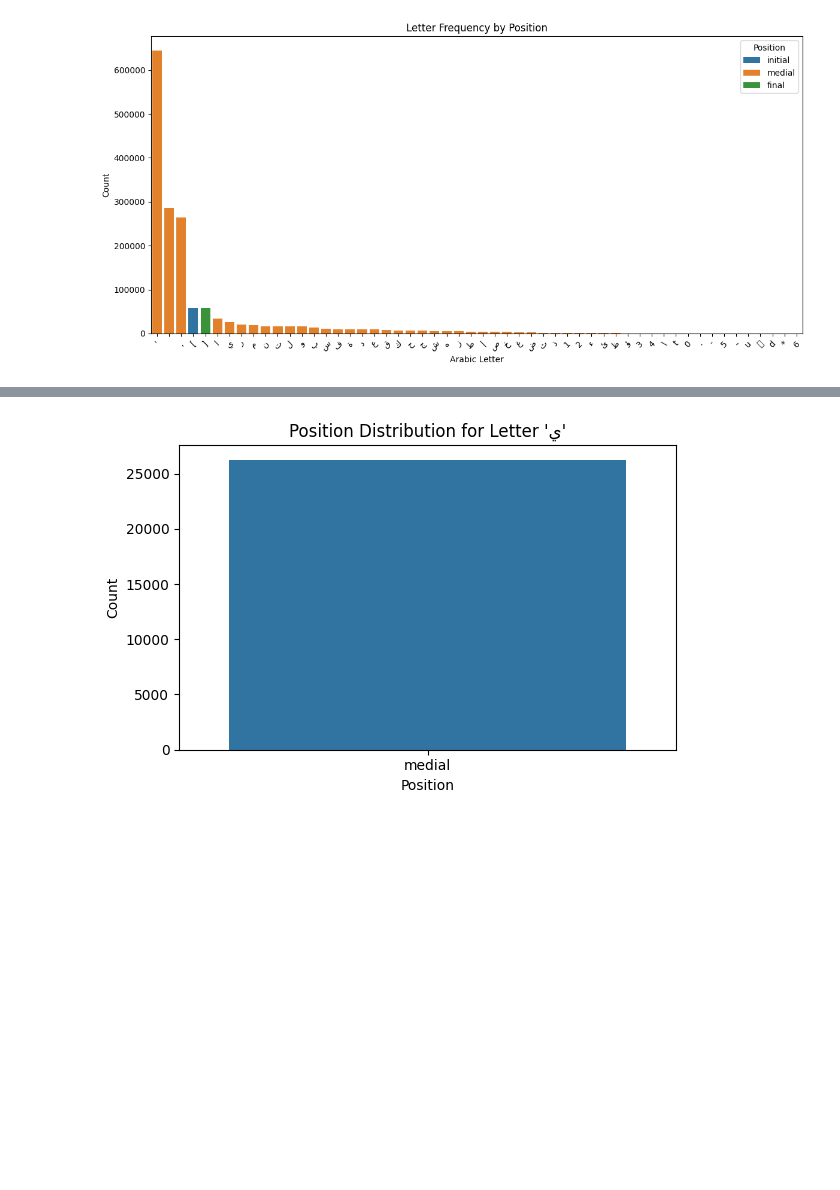
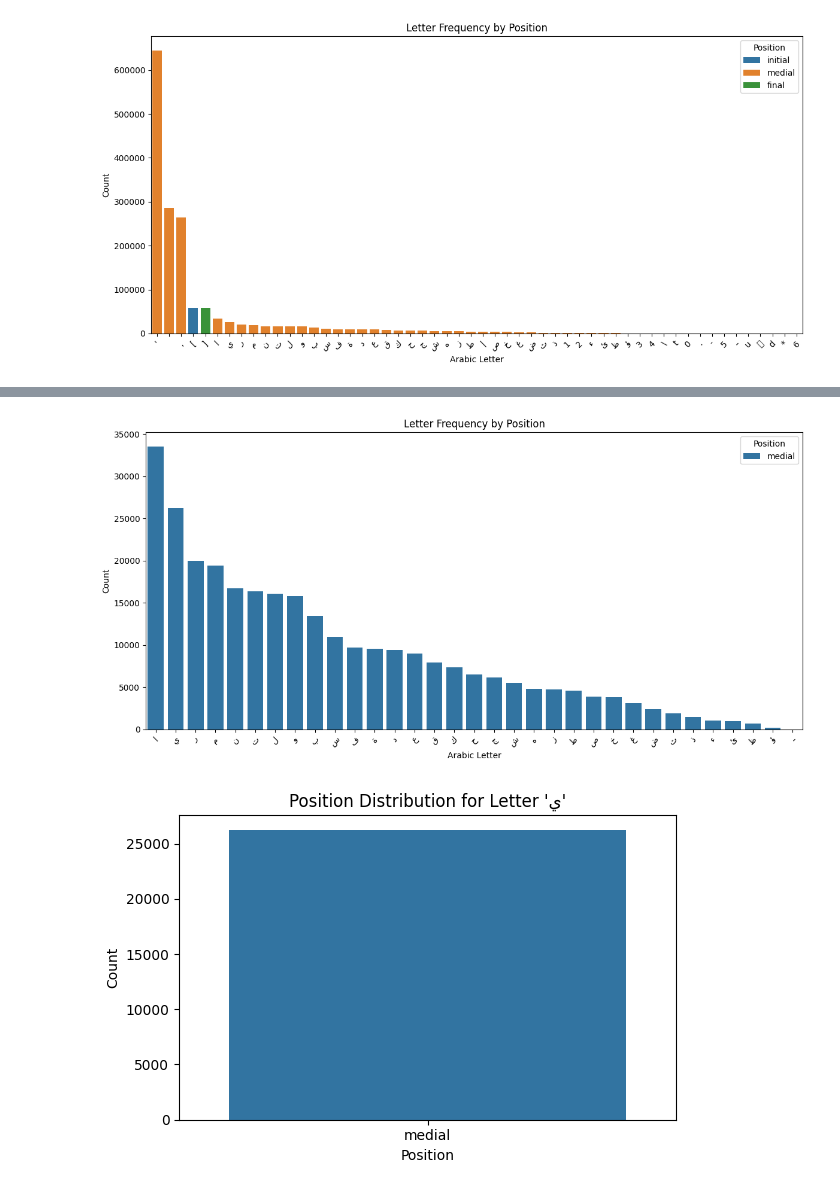
Before and after one commit to talineshawwaa/Arabic_Letter_NLP_Model, a Jupyter notebook: Feature_Extraction.ipynb, the cells around one changed output, grey strips where cells are left out. Cells and saved outputs as stored; diff of their text form; code cells hidden in the pictures; blank space fills up the shorter version.

```diff
--- a/Feature_Extraction.ipynb
+++ b/Feature_Extraction.ipynb
@@ -3,7 +3,7 @@
 # %%
 import pandas as pd
 
-df = pd.read_csv('/content/Qabas-dataset-cleaned.csv')
+df = pd.read_csv('dataset/Qabas-dataset-cleaned.csv')
 df.head()
 # %% [output]
 |  | lemma_id | lemma | language | pos_cat | pos | root | gender | normalized_lemma | reshaped_lemma | ... |
@@ -137,3 +147,16 @@ plt.tight_layout()
 plt.show()
 # %% [output]
 [figure]
+# %%
+import re
+
+# Define Arabic Unicode range
+def is_arabic_letter(char):
+    return re.match(r'[\u0620-\u064A]', char) is not None
+
+# Filter the DataFrame
+char_df_clean = char_df[char_df['letter'].apply(is_arabic_letter)].copy()
+
+# Optional: Reset index after filtering
+char_df_clean.reset_index(drop=True, inplace=True)
+char_df_clean.head()
@@ -140,3 +170,19 @@ plt.show()
+# %%
+#Letter Frequency by Position
+import matplotlib.pyplot as plt
+import seaborn as sns
+
+plt.figure(figsize=(12, 6))
+sns.countplot(data=char_df_clean, x='letter', hue='position', order=char_df_clean['letter'].value_counts().index)
+plt.title("Letter Frequency by Position")
+plt.xlabel("Arabic Letter")
+plt.ylabel("Count")
+plt.legend(title="Position")
+plt.xticks(rotation=45)
+plt.tight_layout()
+plt.show()
+# %% [output]
+[figure, added]
 # %%
 #Position Distribution for a Specific Letter (e.g. "ي")
 letter_focus = "ي"
```
Also changed, not shown: parts of 13 cells of this notebook, 6 other files.
